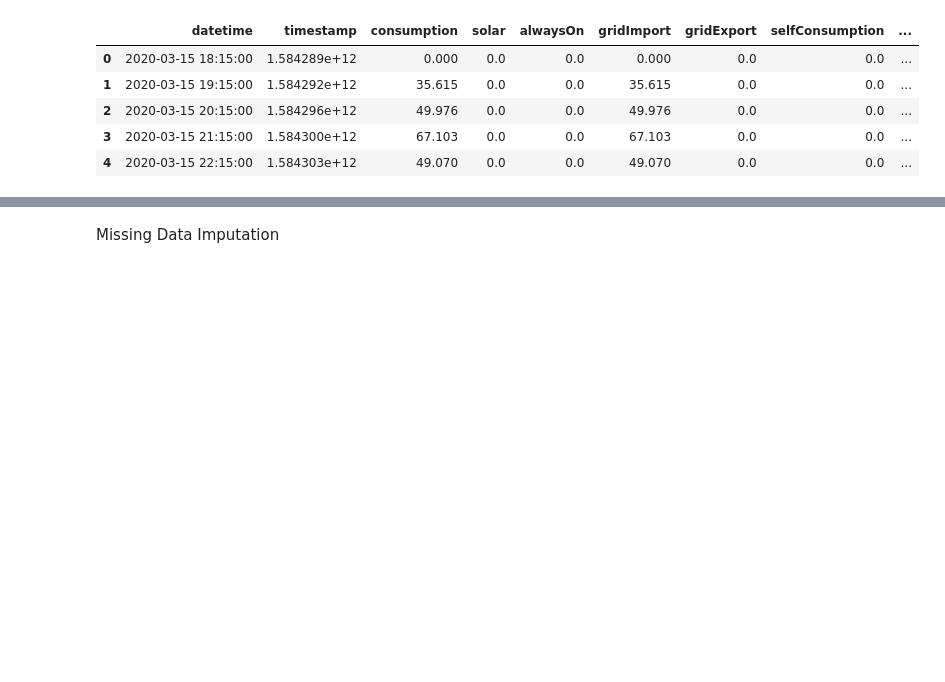
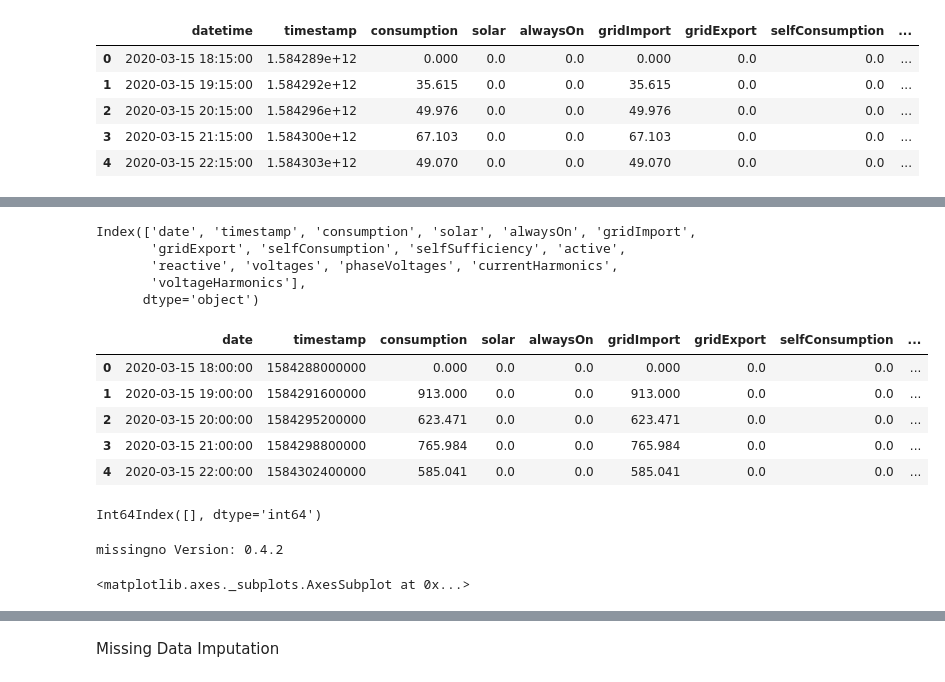
Before and after one commit to Ayanlola2002/DATA-SCIENCE-PROJECTS, a Jupyter notebook: NeedEnergyAPI_Data_Wrangling2withJoe.ipynb, the cells around one changed output, grey strips where cells are left out. Cells and saved outputs as stored; diff of their text form; code cells hidden in the pictures; blank space fills up the shorter version.

```diff
--- a/NeedEnergyAPI_Data_Wrangling2withJoe.ipynb
+++ b/NeedEnergyAPI_Data_Wrangling2withJoe.ipynb
@@ -573,0 +647,32 @@ df_5min_new.head()
+# %%
+#List of features
+df_hourly.columns
+# %% [output]
+Index(['date', 'timestamp', 'consumption', 'solar', 'alwaysOn', 'gridImport',
+       'gridExport', 'selfConsumption', 'selfSufficiency', 'active',
+       'reactive', 'voltages', 'phaseVoltages', 'currentHarmonics',
+       'voltageHarmonics'],
+      dtype='object')
+# %%
+df_hourly_new = df_hourly.copy()
+
+df_hourly_new.head()
+# %% [output]
+|  | date | timestamp | consumption | solar | alwaysOn | gridImport | gridExport | selfConsumption | ... |
+| 0 | 2020-03-15 18:00:00 | 1584288000000 | 0.000 | 0.0 | 0.0 | 0.000 | 0.0 | 0.0 | ... |
+| 1 | 2020-03-15 19:00:00 | 1584291600000 | 913.000 | 0.0 | 0.0 | 913.000 | 0.0 | 0.0 | ... |
+| 2 | 2020-03-15 20:00:00 | 1584295200000 | 623.471 | 0.0 | 0.0 | 623.471 | 0.0 | 0.0 | ... |
+| 3 | 2020-03-15 21:00:00 | 1584298800000 | 765.984 | 0.0 | 0.0 | 765.984 | 0.0 | 0.0 | ... |
+| 4 | 2020-03-15 22:00:00 | 1584302400000 | 585.041 | 0.0 | 0.0 | 585.041 | 0.0 | 0.0 | ... |
+# %%
+#Check for duplicates
+df_hourly_new.index[df_hourly_new['date'].duplicated(keep=False)==True]
+# %% [output]
+Int64Index([], dtype='int64')
+# %%
+# Check for missing info using Missingno Package
+msno = import_package('missingno')
+msno.matrix(df_hourly_new)
+# %% [output]
+missingno Version: 0.4.2
+<matplotlib.axes._subplots.AxesSubplot at 0x...>
```
Also changed, not shown: parts of 55 cells of this notebook.
